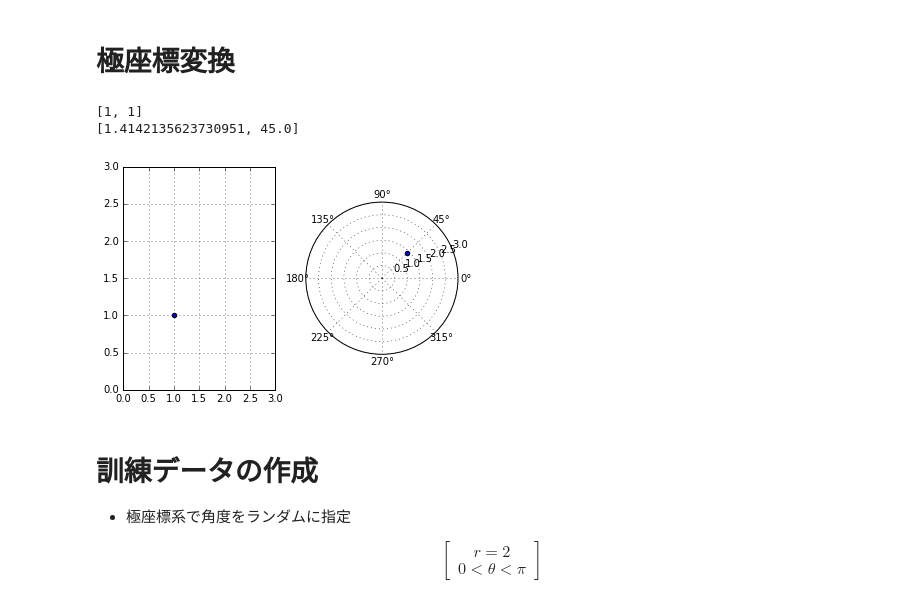
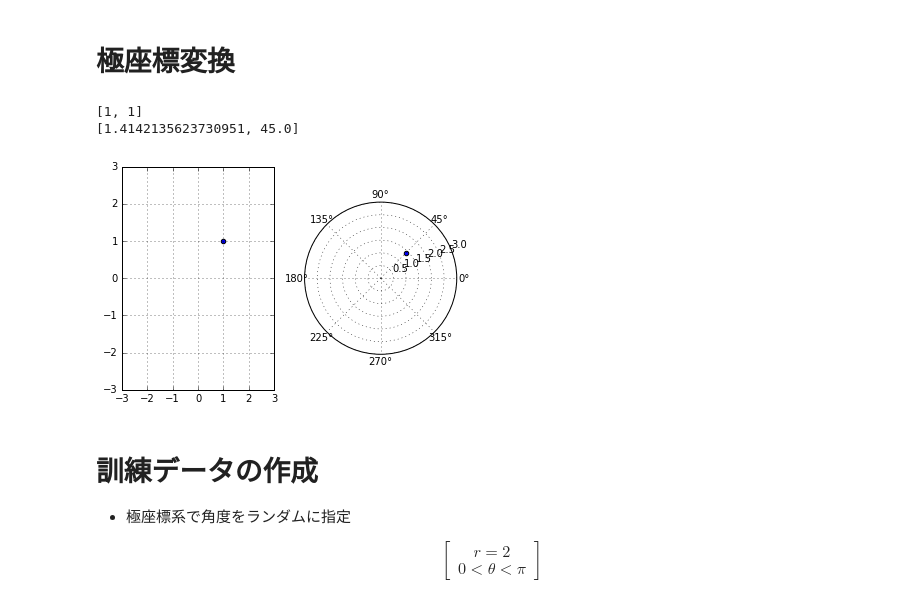
Before and after one commit to yotaseki/ParameterLearning, a Jupyter notebook: MovingCar.ipynb, the cells around one changed output. Cells and saved outputs as stored; diff of their text form; code cells hidden in the pictures.

```diff
--- a/MovingCar.ipynb
+++ b/MovingCar.ipynb
@@ -87,7 +102,7 @@ class Generator(Chain):
     def __call__(self, x):
         h1 = F.relu(self.l1(x))
         h2 = self.l2(h1)
-        o = F.reshape(h2,(3,2))
+        o = F.reshape(h2,(len(x),3,2))
         return o
     '''
     def get_vw(self,output):
@@ -129,34 +143,34 @@ variable([[ 3.6190455  -2.51612186]
 # %%
 # 極座標変換
 def to_polar_coordinate(x,y):
     r = np.sqrt(x**2 + y**2)
     theta = np.arctan2(y,x)
     return r,theta
 # 直交座標変換
 def to_cartesian_coordinate(r,theta):
     x = r * np.cos(theta)
     y = r * np.sin(theta)
     return x,y
 
 x,y = [1,1]
 r,theta = to_polar_coordinate(x,y)
 print [x,y]
 print [r, theta*180/np.pi]
 # 直交系グラフ
 ax1 = plt.subplot(1,2,1)
 ax1.scatter(x,y)
-ax1.axis([0,3,0,3])
+ax1.axis([-3,3,-3,3])
 ax1.grid(True)
 
 # 極座標系グラフ
 ax2 = plt.subplot(1,2,2,polar=True)
 ax2.scatter(theta,r)
 ax2.set_rmax(3)
 ax2.grid(True)
 # %% [output]
 [1, 1]
 [1.4142135623730951, 45.0]
-[figure, old version]
+[figure, new version]
 # %% [markdown]
 # 訓練データの作成
 
```
Also changed, not shown: parts of 12 cells of this notebook.
